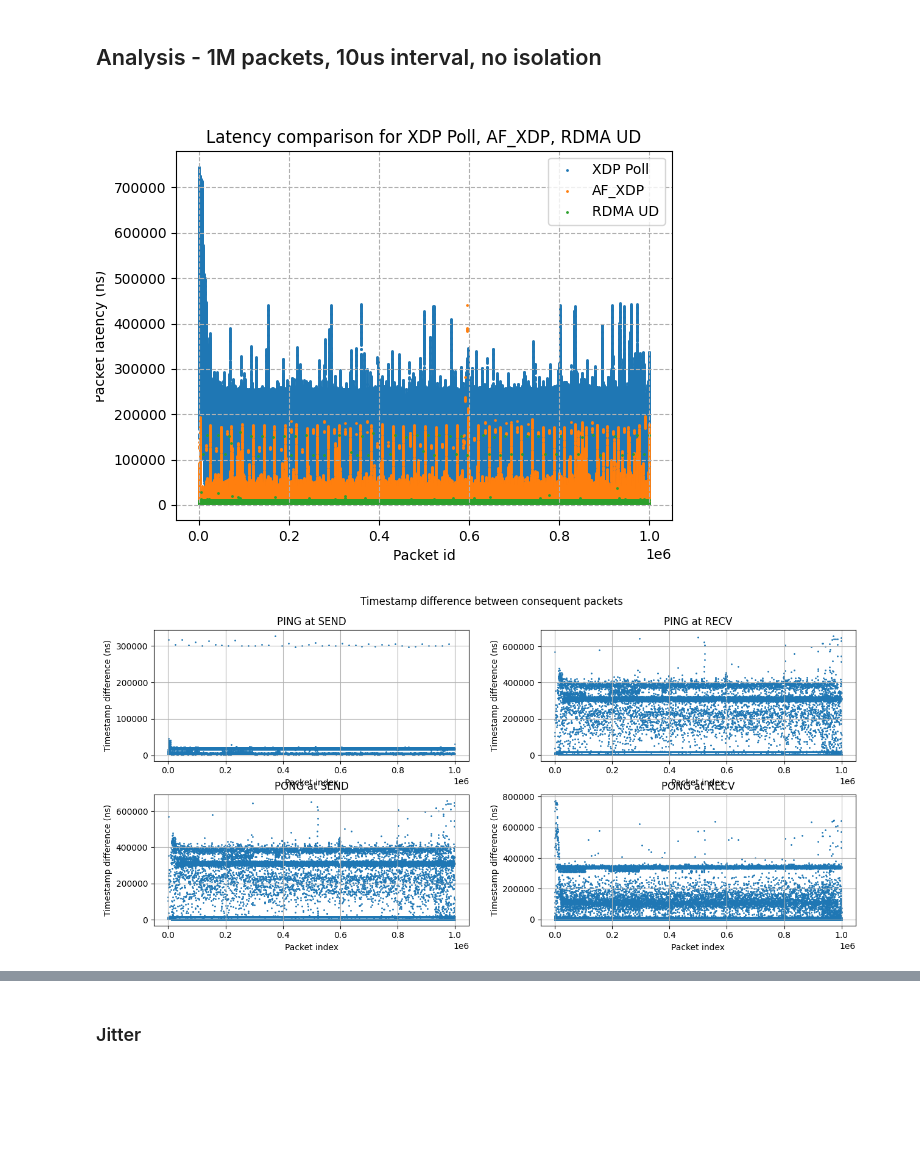
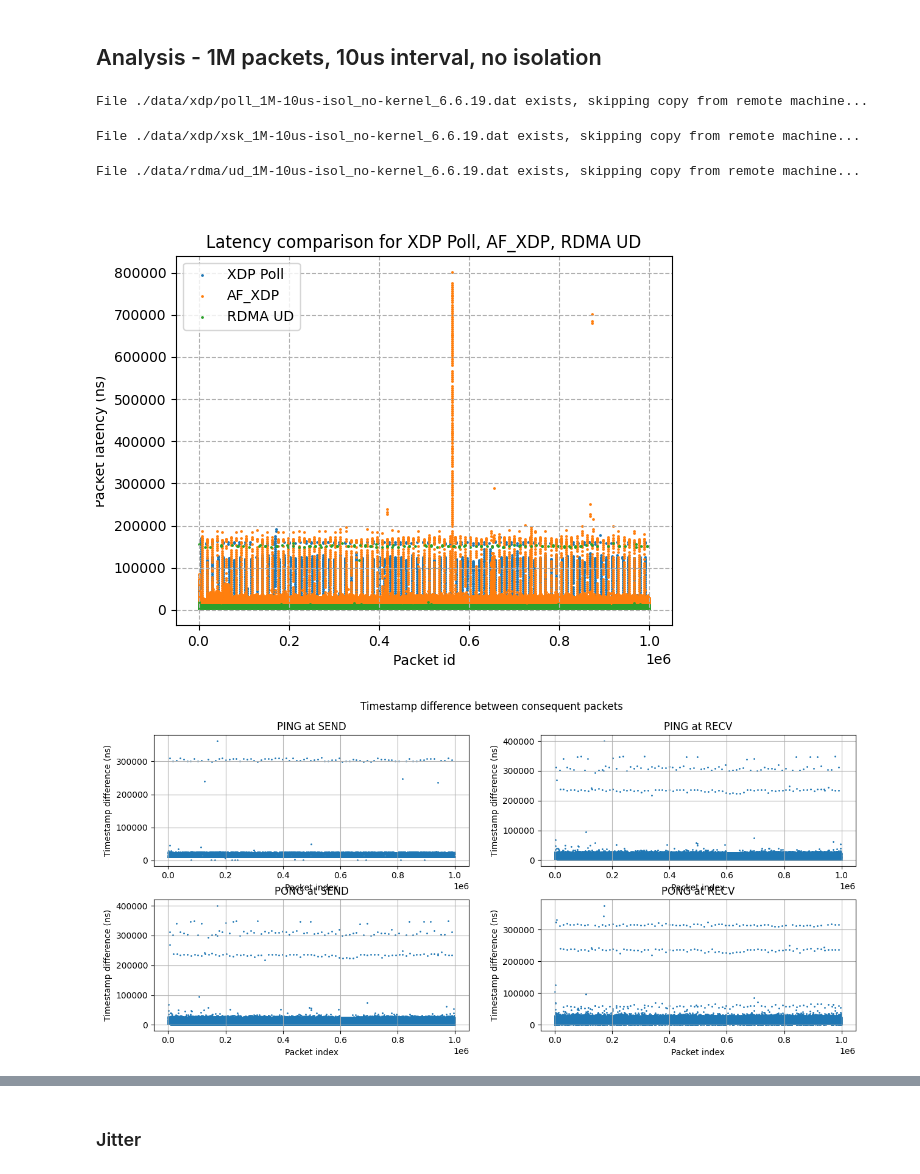
Before and after one commit to swystems/det-bypass, a Jupyter notebook: analysis/comparison/notebook.ipynb, the cells around one changed output, grey strips where cells are left out. Saved outputs shown, nothing was run; the diff lists cells and outputs as text; code cells hidden in the pictures; blank space fills up the shorter version.

```diff
--- a/analysis/comparison/notebook.ipynb
+++ b/analysis/comparison/notebook.ipynb
@@ -119,33 +122,36 @@ importlib.reload(lib)
 # %% [markdown]
 ## Analysis - 1M packets, 10us interval, no isolation
 # %%
-settings = lib.Settings(1e6, 5e3, isol="no", kernel="6.6.19")
+settings = lib.Settings(1e6, 1e4, isol="no", kernel="6.6.19")
 # %%
-lib.copy_remote_file ("swystems.xdp1:/users/mdr/xdp/build/pingpong.dat", f"./data/xdp/poll_{settings}.dat")
-xdpp_timestamps = lib.parse_timestamps(f"data/xdp/poll_{settings}.dat")
-xdpp_diffs = lib.compute_diffs(xdpp_timestamps)
-xdpp_lat = lib.compute_latencies(xdpp_timestamps)
-xdpp_jitter = lib.compute_jitter(xdpp_lat)
+(xdpp_timestamps,
+ xdpp_diffs,
+ xdpp_lat,
+ xdpp_jitter) = lib.compute_experiment_data(remote_path("xdp/build/pingpong.dat"), f"./data/xdp/poll_{settings}.dat")
+# %% [output]
+File ./data/xdp/poll_1M-10us-isol_no-kernel_6.6.19.dat exists, skipping copy from remote machine...
 # %%
-lib.copy_remote_file ("swystems.xdp1:/users/mdr/xdp/build/pingpong_xsk.dat",f"./data/xdp/xsk_{settings}.dat")
-xsk_timestamps = lib.parse_timestamps(f"data/xdp/xsk_{settings}.dat")
-xsk_diffs = lib.compute_diffs(xsk_timestamps)
-xsk_lat = lib.compute_latencies(xsk_timestamps)
-xsk_jitter = lib.compute_jitter(xsk_lat)
+(xsk_timestamps,
+ xsk_diffs,
+ xsk_lat,
+ xsk_jitter) = lib.compute_experiment_data (remote_path("xdp/build/pingpong_xsk.dat"), f"./data/xdp/xsk_{settings}.dat")
+# %% [output]
+File ./data/xdp/xsk_1M-10us-isol_no-kernel_6.6.19.dat exists, skipping copy from remote machine...
 # %%
-lib.copy_remote_file ("swystems.xdp1:/users/mdr/rdma/build/ud.dat", f"./data/rdma/ud_{settings}.dat")
-ud_timestamps = lib.parse_timestamps(f"data/rdma/ud_{settings}.dat")
-ud_diffs = lib.compute_diffs(ud_timestamps)
-ud_lat = lib.compute_latencies(ud_timestamps)
-ud_jitter = lib.compute_jitter(ud_lat)
+(ud_timestamps,
+ ud_diffs,
+ ud_lat,
+ ud_jitter) = lib.compute_experiment_data (remote_path("rdma/build/ud.dat"), f"./data/rdma/ud_{settings}.dat")
+# %% [output]
+File ./data/rdma/ud_1M-10us-isol_no-kernel_6.6.19.dat exists, skipping copy from remote machine...
 # %%
 %matplotlib widget
 # %%
-lib.plot_latencies((xdpp_lat, "XDP Poll"), (xsk_lat, "AF_XDP"), (ud_lat, "RDMA UD"), iters=1_000_000)
+lib.plot_latencies((xdpp_lat, "XDP Poll"), (xsk_lat, "AF_XDP"), (ud_lat, "RDMA UD"), iters=settings.iters)
 # %% [output]
-[figure, old version]
+[figure, new version]
 # %%
-lib.plot_diffs(xdpp_diffs,1_000_000)
+lib.plot_diffs(xdpp_diffs, settings.iters)
 # %% [output]
-[figure, old version]
+[figure, new version]
 # %%
```
Also changed, not shown: parts of 31 cells of this notebook, 1 other file.
